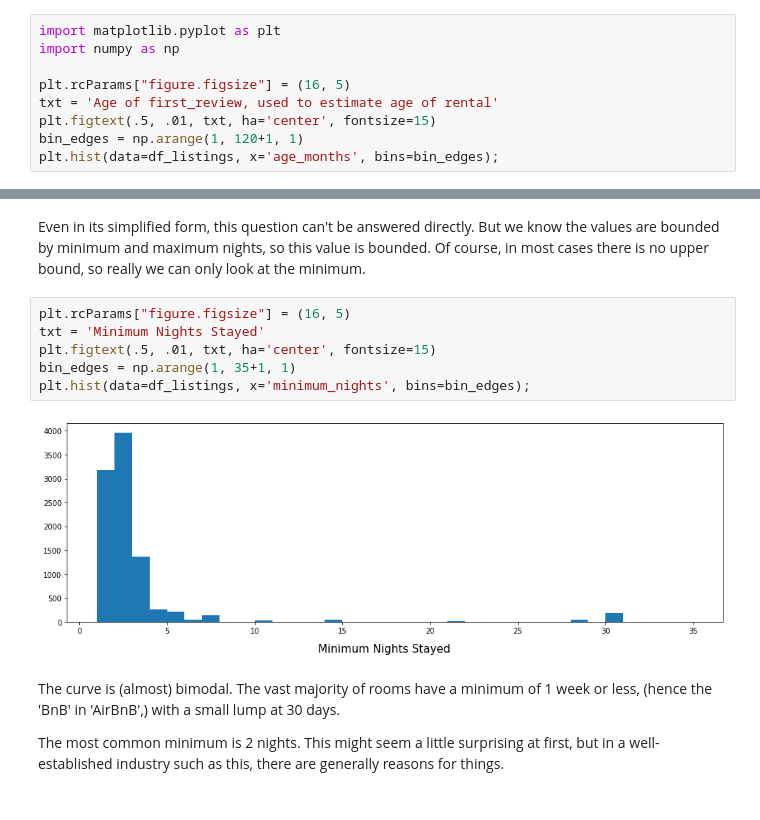
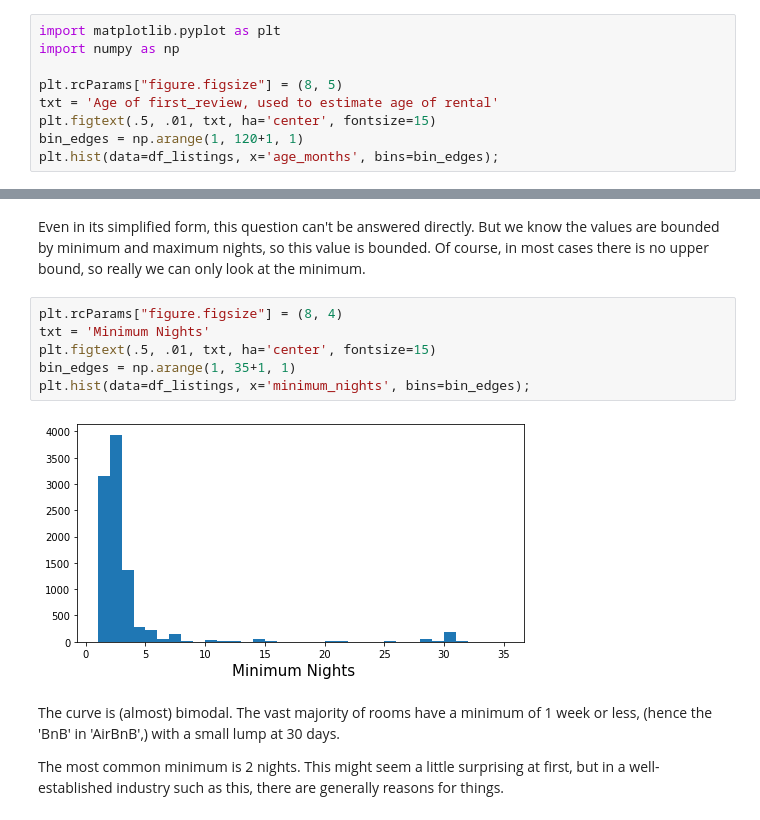
Before and after one commit to PaulNWms/Airbnb, a Jupyter notebook: Airbnb.ipynb, the cells around one changed output, grey strips where cells are left out. Drawn from its saved outputs; the diff is of its cells as text.

```diff
--- a/Airbnb.ipynb
+++ b/Airbnb.ipynb
@@ -363,7 +363,7 @@ df_listings.describe()
 import matplotlib.pyplot as plt
 import numpy as np
 
-plt.rcParams["figure.figsize"] = (16, 5)
+plt.rcParams["figure.figsize"] = (8, 5)
 txt = 'Age of first_review, used to estimate age of rental'
 plt.figtext(.5, .01, txt, ha='center', fontsize=15)
 bin_edges = np.arange(1, 120+1, 1)
@@ -389,13 +389,13 @@ Clean: (9665, 27)
 # %% [markdown]
 Even in its simplified form, this question can't be answered directly.  But we know the values are bounded by minimum and maximum nights, so this value is bounded.  Of course, in most cases there is no upper bound, so really we can only look at the minimum.
 # %%
-plt.rcParams["figure.figsize"] = (16, 5)
-txt = 'Minimum Nights Stayed'
+plt.rcParams["figure.figsize"] = (8, 4)
+txt = 'Minimum Nights'
 plt.figtext(.5, .01, txt, ha='center', fontsize=15)
 bin_edges = np.arange(1, 35+1, 1)
 plt.hist(data=df_listings, x='minimum_nights', bins=bin_edges);
 # %% [output]
-[figure, old version]
+[figure, new version]
 # %% [markdown]
 The curve is (almost) bimodal.  The vast majority of rooms have a minimum of 1 week or less, (hence the 'BnB' in 'AirBnB',) with a small lump at 30 days.
 
```
Also changed, not shown: parts of 10 cells of this notebook, 10 other files.
